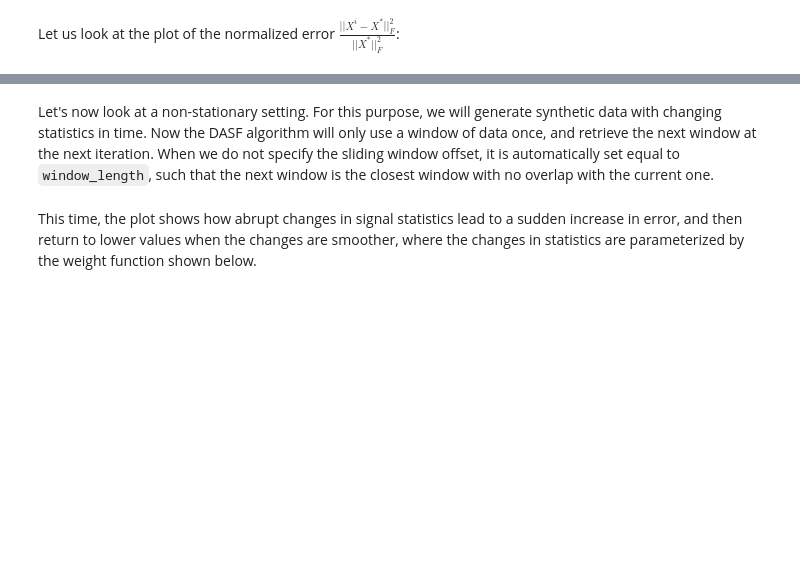
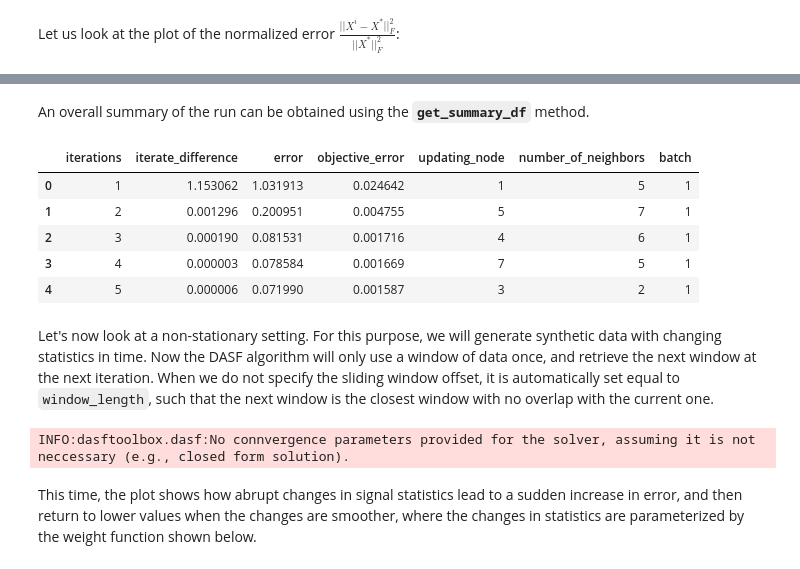
Before and after one commit to AlexanderBertrandLab/DASF_toolbox, a Jupyter notebook: examples/MMSE_notebook.ipynb, the cells around one changed output, grey strips where cells are left out. Cells and saved outputs as stored; diff of their text form; code cells hidden in the pictures; blank space fills up the shorter version.

Commit message:
pandas summary

```diff
--- a/examples/MMSE_notebook.ipynb
+++ b/examples/MMSE_notebook.ipynb
@@ -41 +50,23 @@ fig = network_graph.plot_graph()
+# %%
+from dasftoolbox.data_retrievers.data_retriever import get_stationary_setting
+
+# Number of samples per window of the signals
+nb_samples_per_window = 10000
+
+# Number of windows in total
+nb_windows = 500
+
+# Number of filters of X
+nb_filters = 5
+
+max_iterations = 300
+data_window_params = get_stationary_setting(window_length=nb_samples_per_window, iterations=max_iterations)
+
+mmse_data_retriever = MMSEDataRetriever(
+    data_window_params=data_window_params,
+    nb_sensors=network_graph.nb_sensors_total,
+    nb_sources=nb_filters,
+    nb_windows=nb_windows,
+    rng=rng,
+)
 # %% [markdown]
@@ -46,11 +78,0 @@ $Y = [\mathbf{y}(1);\dots;\mathbf{y}(10000)]$, while `global_parameters[0]` will
-# %%
-# Number of samples per window of the signals
-nb_samples_per_window = 10000
-
-# Number of windows in total
-nb_windows = 500
-
-# Number of filters of X
-nb_filters = 5
-
-mmse_data_retriever = MMSEDataRetriever(nb_samples=nb_samples_per_window, nb_sensors=network_graph.nb_sensors_total, nb_sources=nb_filters, nb_windows=nb_windows, rng=rng)
@@ -91,4 +106,4 @@ mmse_data_params = DataParameters(nb_samples=nb_samples_per_window, window_lengt
 We build the DASF solver as follows. `update_path` provides a predetermined seuqence of updating nodes to the DASF algorithm which will be used to sequentially select the updating nodes.
 # %%
 update_path = rng.permutation(range(nb_nodes))
-dasf_mmse_stationary_solver = DASF(problem=mmse_problem, data_retriever=mmse_data_retriever, network_graph=network_graph, dasf_convergence_params=dasf_convergence_parameters, data_params=mmse_data_params, updating_path=update_path, rng=rng)
+dasf_mmse_stationary_solver = DASF(problem=mmse_problem, data_retriever=mmse_data_retriever, network_graph=network_graph, dasf_convergence_params=dasf_convergence_parameters, updating_path=update_path, rng=rng)
@@ -107,5 +124,17 @@ Let us look at the plot of the normalized error $\frac{||X^i-X^*||_F^2}{||X^*||_
 fig = dasf_mmse_stationary_solver.plot_error()
 # %% [output]
 [drawing not drawn]
+# %% [markdown]
+An overall summary of the run can be obtained using the **`get_summary_df`** method.
+# %%
+stationary_run_summary=dasf_mmse_stationary_solver.get_summary_df()
+stationary_run_summary.head()
+# %% [output]
+|  | iterations | iterate_difference | error | objective_error | updating_node | number_of_neighbors | batch |
+| 0 | 1 | 1.153062 | 1.031913 | 0.024642 | 1 | 5 | 1 |
+| 1 | 2 | 0.001296 | 0.200951 | 0.004755 | 5 | 7 | 1 |
+| 2 | 3 | 0.000190 | 0.081531 | 0.001716 | 4 | 6 | 1 |
+| 3 | 4 | 0.000003 | 0.078584 | 0.001669 | 7 | 5 | 1 |
+| 4 | 5 | 0.000006 | 0.071990 | 0.001587 | 3 | 2 | 1 |
 # %% [markdown]
 Let's now look at a non-stationary setting. For this purpose, we will generate synthetic data with changing statistics in time. Now the DASF algorithm will only use a window of data once, and retrieve the next window at the next iteration. When we do not specify the sliding window offset, it is automatically set equal to `window_length`, such that the next window is the closest window with no overlap with the current one.
@@ -114,5 +154,9 @@ mmse_data_params = DataParameters(nb_samples=nb_samples_per_window*nb_windows, w
 # %%
-dasf_mmse_nonstationary_solver = DASF(problem=mmse_problem, data_retriever=mmse_data_retriever, network_graph=network_graph, dasf_convergence_params=dasf_convergence_parameters, data_params=mmse_data_params, updating_path=update_path, rng=rng)
+dasf_convergence_parameters = ConvergenceParameters(max_iterations=nb_windows*data_window_params.nb_window_reuse)
+
+dasf_mmse_nonstationary_solver = DASF(problem=mmse_problem, data_retriever=mmse_data_retriever, network_graph=network_graph, dasf_convergence_params=dasf_convergence_parameters, updating_path=update_path, rng=rng)
+# %% [output]
+INFO:dasftoolbox.dasf:No connvergence parameters provided for the solver, assuming it is not neccessary (e.g., closed form solution).
 # %%
 dasf_mmse_nonstationary_solver.run()
 # %% [markdown]
```
Also changed, not shown: parts of 11 cells of this notebook, 5 other files.
